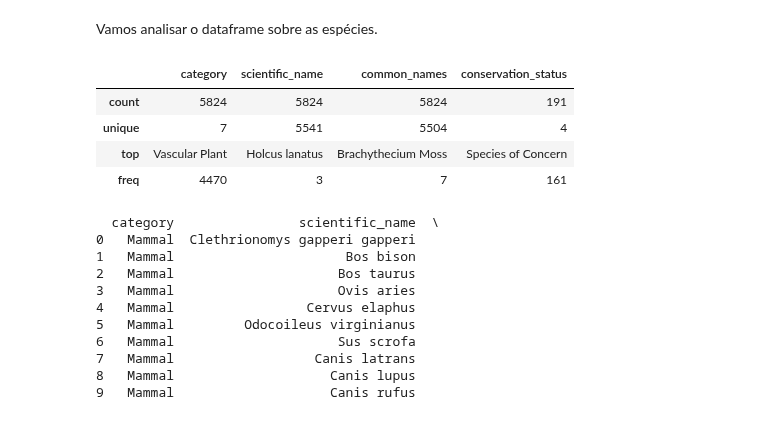
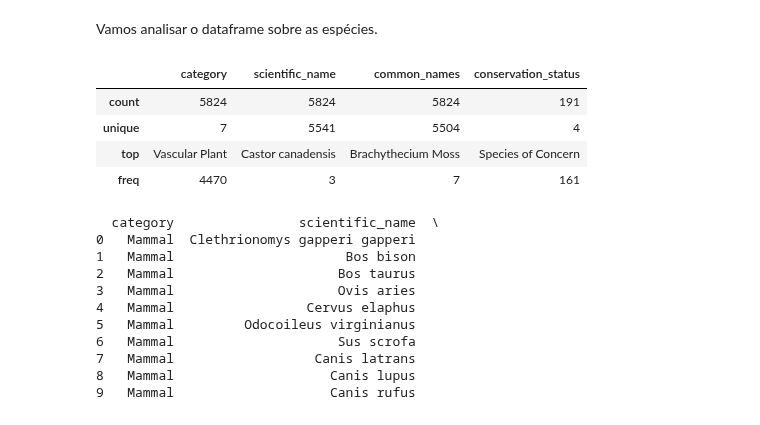
Before and after one commit to cacaprog/Exercises, a Jupyter notebook: Biodiversity/biodiversity.ipynb, the cells around one changed output. Drawn from its saved outputs; the diff is of its cells as text; code cells hidden in the pictures.

```diff
--- a/Biodiversity/biodiversity.ipynb
+++ b/Biodiversity/biodiversity.ipynb
@@ -104,13 +107,18 @@ df_obs[["scientific_name", "observations"]].groupby("scientific_name").count()
 # %% [markdown]
 Vamos analisar o dataframe sobre as espécies.
 # %%
-df_species = pd.read_csv("F:\Codecademy\Exercises\Biodiversity\species_info.csv")
+#Pc load data
+#df_species = pd.read_csv("F:\Codecademy\Exercises\Biodiversity\species_info.csv")
+
+#Mac load data
+df_species = pd.read_csv("/Users/administrador/Documents/Codeacademy/Biodiversity/species_info.csv")
+
 df_species.describe(include="all")
 # %% [output]
 |  | category | scientific_name | common_names | conservation_status |
 | count | 5824 | 5824 | 5824 | 191 |
 | unique | 7 | 5541 | 5504 | 4 |
-| top | Vascular Plant | Holcus lanatus | Brachythecium Moss | Species of Concern |
+| top | Vascular Plant | Castor canadensis | Brachythecium Moss | Species of Concern |
 | freq | 4470 | 3 | 7 | 161 |
 # %%
 print(df_species.head(10))
```
Also changed, not shown: parts of 5 cells of this notebook, 1 other file.
